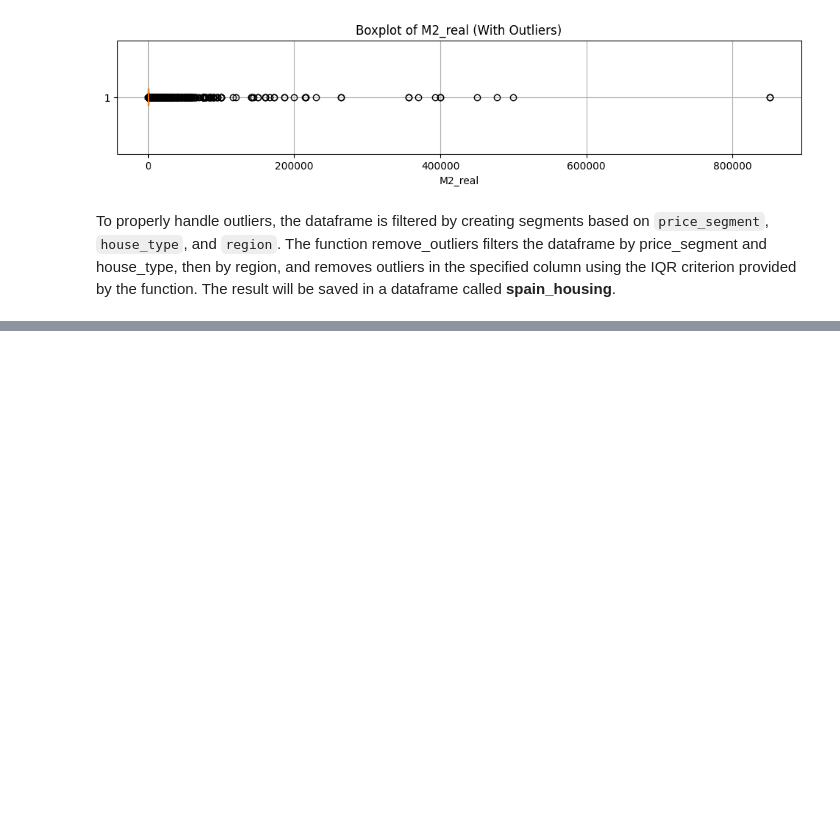
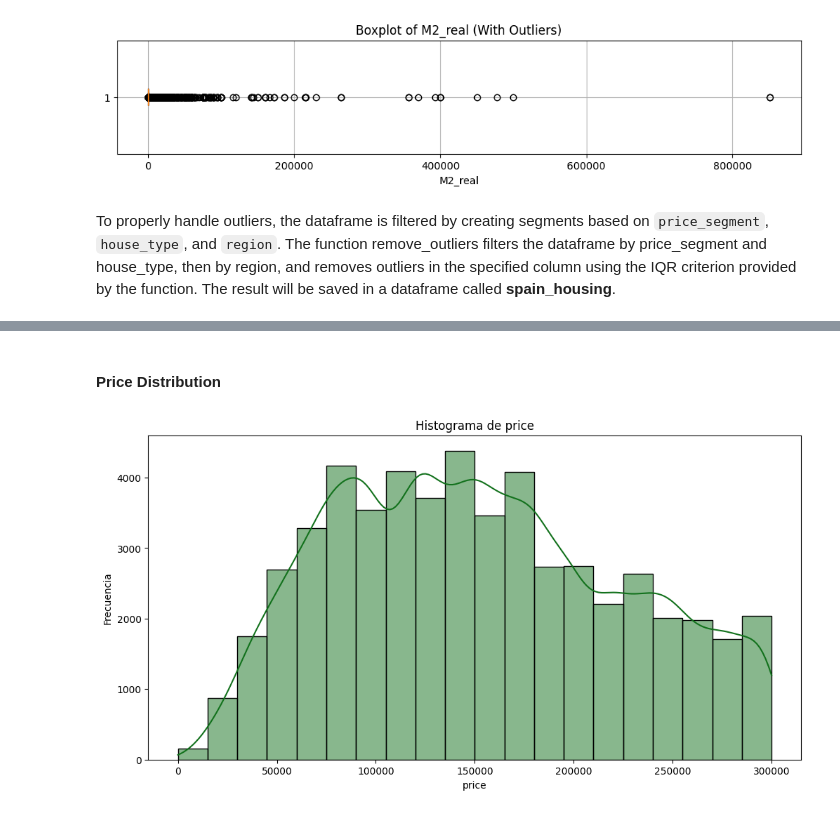
Before and after one commit to fer78/Data-Analytics-Final-Portfolio-Project, a Jupyter notebook: Data-Analytics-Final-Portfolio-Project.ipynb, the cells around one changed output, grey strips where cells are left out. Drawn from its saved outputs; the diff is of its cells as text; code cells hidden in the pictures; blank space fills up the shorter version.

```diff
--- a/Data-Analytics-Final-Portfolio-Project.ipynb
+++ b/Data-Analytics-Final-Portfolio-Project.ipynb
@@ -1252,0 +1359,6 @@ spain_housing.to_csv('data/spain_housing.csv', index=False)
+# %% [markdown]
+#### Price Distribution
+# %%
+plot_histogram(affordable, 'price')
+# %% [output]
+[figure, added]
```
Also changed, not shown: parts of 23 cells of this notebook, 2 other files.
